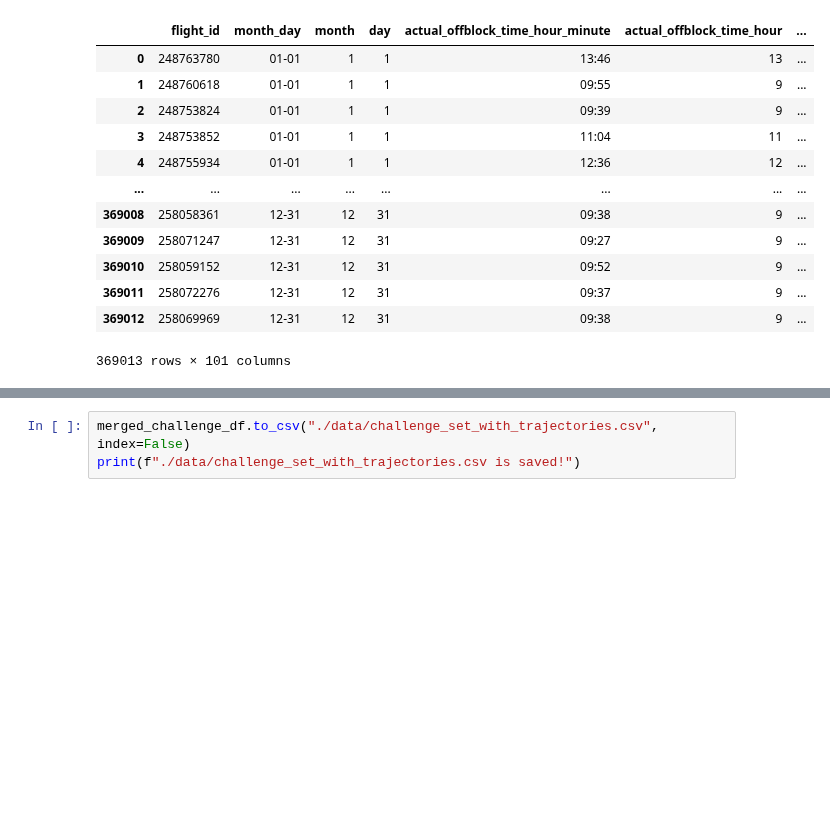
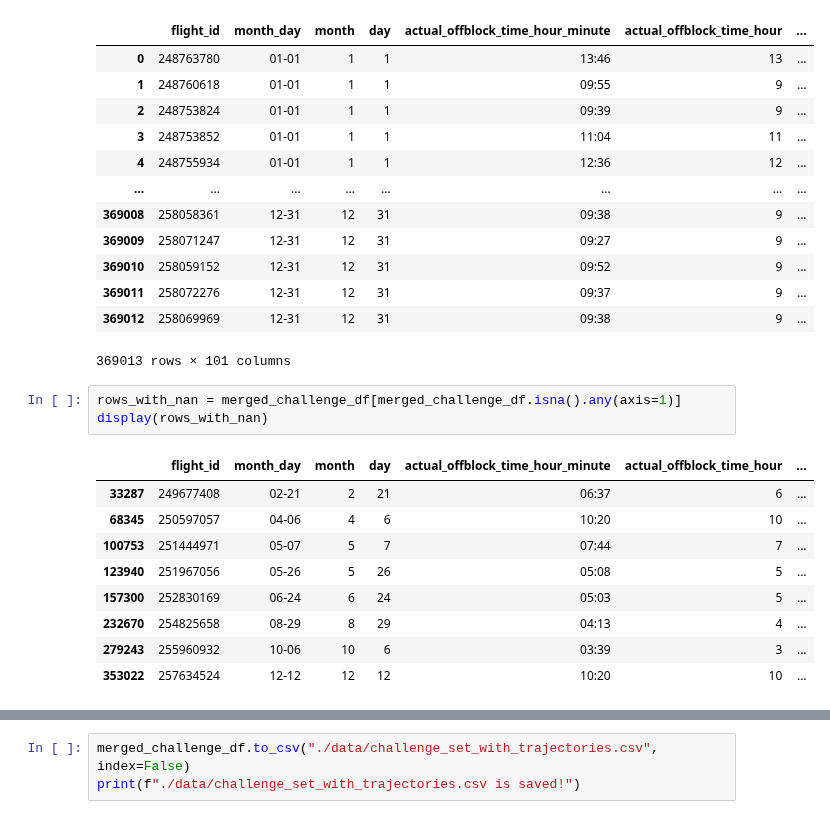
Before and after one commit to MohammedGuniem/PRC-Challenge, a Jupyter notebook: notebooks/04_add_trajectories_to_datasets.ipynb, the cells around one changed output, grey strips where cells are left out. Cells and saved outputs as stored; diff of their text form; blank space fills up the shorter version.

```diff
--- a/notebooks/04_add_trajectories_to_datasets.ipynb
+++ b/notebooks/04_add_trajectories_to_datasets.ipynb
@@ -55,3 +56,16 @@ display(merged_challenge_df)
 | 369011 | 258072276 | 12-31 | 12 | 31 | 09:37 | 9 | ... |
 | 369012 | 258069969 | 12-31 | 12 | 31 | 09:38 | 9 | ... |
 369013 rows × 101 columns
+# %%
+rows_with_nan = merged_challenge_df[merged_challenge_df.isna().any(axis=1)]
+display(rows_with_nan)
+# %% [output]
+|  | flight_id | month_day | month | day | actual_offblock_time_hour_minute | actual_offblock_time_hour | ... |
+| 33287 | 249677408 | 02-21 | 2 | 21 | 06:37 | 6 | ... |
+| 68345 | 250597057 | 04-06 | 4 | 6 | 10:20 | 10 | ... |
+| 100753 | 251444971 | 05-07 | 5 | 7 | 07:44 | 7 | ... |
+| 123940 | 251967056 | 05-26 | 5 | 26 | 05:08 | 5 | ... |
+| 157300 | 252830169 | 06-24 | 6 | 24 | 05:03 | 5 | ... |
+| 232670 | 254825658 | 08-29 | 8 | 29 | 04:13 | 4 | ... |
+| 279243 | 255960932 | 10-06 | 10 | 6 | 03:39 | 3 | ... |
+| 353022 | 257634524 | 12-12 | 12 | 12 | 10:20 | 10 | ... |
```
Also changed, not shown: parts of 6 cells of this notebook, 2 other files.
